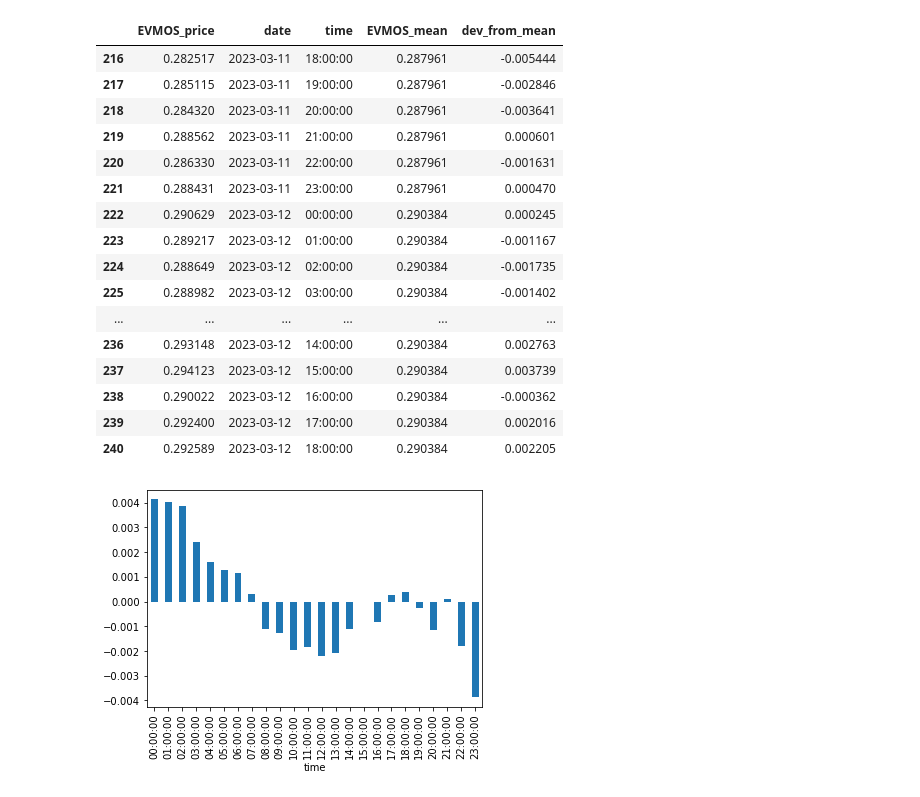
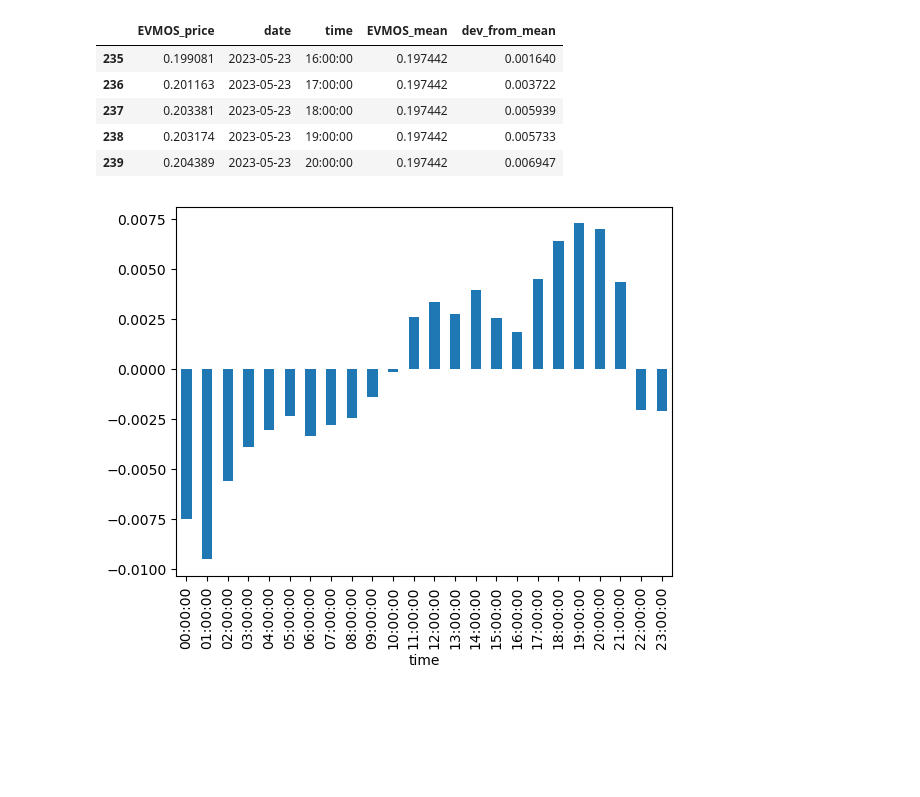
Before and after one commit to bobiq/evmos, a Jupyter notebook: Evmos.ipynb, the cells around one changed output. Saved outputs shown, nothing was run; the diff lists cells and outputs as text; code cells hidden in the pictures; blank space fills up the shorter version.

```diff
--- a/Evmos.ipynb
+++ b/Evmos.ipynb
@@ -27,4 +33,8 @@ price.to_csv('evmos_price.csv')
+# %%
+price=pd.read_csv('evmos_price_real.csv', usecols=['datetime','EVMOS'], parse_dates=['datetime'])
+# price = pd.read_csv("evmos_price.csv", parse_dates=['datetime'])
 # %%
+price = price.set_index('datetime')
 price.head(10)
 # %% [output]
 |  | EVMOS |
@@ -113,21 +123,10 @@ plt.show()
 # %%
-evmos_dev.tail(25)
+evmos_dev.tail(5)
 # %% [output]
 |  | EVMOS_price | date | time | EVMOS_mean | dev_from_mean |
-| 216 | 0.282517 | 2023-03-11 | 18:00:00 | 0.287961 | -0.005444 |
-| 217 | 0.285115 | 2023-03-11 | 19:00:00 | 0.287961 | -0.002846 |
-| 218 | 0.284320 | 2023-03-11 | 20:00:00 | 0.287961 | -0.003641 |
-| 219 | 0.288562 | 2023-03-11 | 21:00:00 | 0.287961 | 0.000601 |
-| 220 | 0.286330 | 2023-03-11 | 22:00:00 | 0.287961 | -0.001631 |
-| 221 | 0.288431 | 2023-03-11 | 23:00:00 | 0.287961 | 0.000470 |
-| 222 | 0.290629 | 2023-03-12 | 00:00:00 | 0.290384 | 0.000245 |
-| 223 | 0.289217 | 2023-03-12 | 01:00:00 | 0.290384 | -0.001167 |
-| 224 | 0.288649 | 2023-03-12 | 02:00:00 | 0.290384 | -0.001735 |
-| 225 | 0.288982 | 2023-03-12 | 03:00:00 | 0.290384 | -0.001402 |
-| ... | ... | ... | ... | ... | ... |
-| 236 | 0.293148 | 2023-03-12 | 14:00:00 | 0.290384 | 0.002763 |
-| 237 | 0.294123 | 2023-03-12 | 15:00:00 | 0.290384 | 0.003739 |
-| 238 | 0.290022 | 2023-03-12 | 16:00:00 | 0.290384 | -0.000362 |
-| 239 | 0.292400 | 2023-03-12 | 17:00:00 | 0.290384 | 0.002016 |
-| 240 | 0.292589 | 2023-03-12 | 18:00:00 | 0.290384 | 0.002205 |
+| 235 | 0.199081 | 2023-05-23 | 16:00:00 | 0.197442 | 0.001640 |
+| 236 | 0.201163 | 2023-05-23 | 17:00:00 | 0.197442 | 0.003722 |
+| 237 | 0.203381 | 2023-05-23 | 18:00:00 | 0.197442 | 0.005939 |
+| 238 | 0.203174 | 2023-05-23 | 19:00:00 | 0.197442 | 0.005733 |
+| 239 | 0.204389 | 2023-05-23 | 20:00:00 | 0.197442 | 0.006947 |
 # %%
@@ -136,4 +136,4 @@ time_dev = evmos_dev.groupby('time').dev_from_mean.mean()
 time_dev.plot(kind='bar')
 plt.show()
 # %% [output]
-[figure, old version]
+[figure, new version]
```
Also changed, not shown: parts of 22 cells of this notebook, 6 other files.
